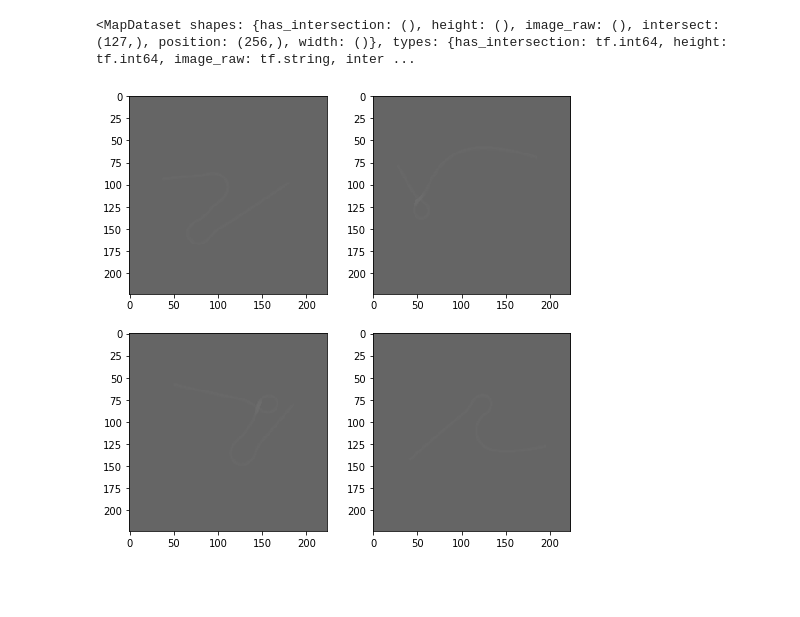
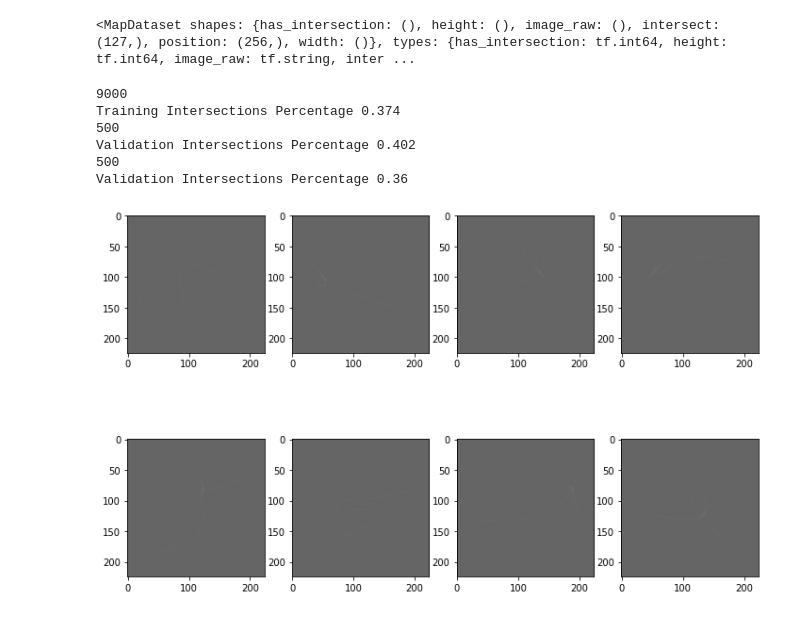
Before and after one commit to myyan92/TF_cloth2d, a Jupyter notebook: temporal/test-vgg.ipynb, the cells around one changed output. Saved outputs shown, nothing was run; the diff lists cells and outputs as text; code cells hidden in the pictures; blank space fills up the shorter version.

Commit message:
Binary intersection check complete. Tested out many models to see if I could predict if an intersection exists or not.

```diff
--- a/temporal/test-vgg.ipynb
+++ b/temporal/test-vgg.ipynb
@@ -32,3 +30,7 @@ ds = tf.data.TFRecordDataset("assets/non-temporal-3d.tfrec")
+# %%
+train_ds = tf.data.TFRecordDataset("assets/non-temporal/train-3d.tfrec")
+test_ds = tf.data.TFRecordDataset("assets/non-temporal/test-3d.tfrec")
+val_ds = tf.data.TFRecordDataset("assets/non-temporal/val-3d.tfrec")
 # %%
 image_feature_description = {
     'height'   : tf.io.FixedLenFeature([], tf.int64),
@@ -42,30 +44,65 @@ image_feature_description = {
 def _parse_img_function(example_proto):
     return tf.io.parse_single_example(example_proto, image_feature_description)
 
-parsed_ds = ds.map(_parse_img_function)
-print(repr(parsed_ds))
+train_pds = train_ds.map(_parse_img_function)
+print(repr(train_pds))
 # %% [output]
 <MapDataset shapes: {has_intersection: (), height: (), image_raw: (), intersect: (127,), position: (256,), width: ()}, types: {has_intersection: tf.int64, height: tf.int64, image_raw: tf.string, inter ...
 # %%
-w = 2
+w = 4
 h = 2
-fig = plt.figure(figsize=(8, 8))
+fig = plt.figure(figsize=(12, 8))
 
-for i, img_features in enumerate(parsed_ds.take(w * h)):
+
+for i, img_features in enumerate(train_pds.take(w * h)):
     i += 1
     img = tf.io.decode_raw(img_features['image_raw'], tf.uint8)
     height = tf.cast(img_features['height'], tf.int32)
     width = tf.cast(img_features['width'], tf.int32)
     img = tf.reshape(img, tf.stack([width, height, 3]))
     img = tf.cast(img, dtype=tf.float32)
 #     position = tf.reshape(img_features['position'], tf.constant([2,128]))
 #     position = tf.transpose(position)
 #     intersect = img_features['intersect'] + 1
 #     intersect = tf.one_hot(intersect, depth=3)
 #     has_intersection = img_features['has_intersection']
 #     print(has_intersection)
 
     fig.add_subplot(h, w, i)
     plt.imshow(img.numpy()/256)
+
+
+train_total = 0
+intersections = 0
+for i, img_features in enumerate(train_pds):
+    train_total = i + 1
+    intersections += img_features['has_intersection'].numpy()
+
+print(train_total)
+print("Training Intersections Percentage", intersections/train_total)
+
+val_total = 0
+intersections = 0
+for i, img_features in enumerate(val_ds.map(_parse_img_function)):
+    val_total = i + 1
+    intersections += img_features['has_intersection'].numpy()
+
+print(val_total)
+print("Validation Intersections Percentage", intersections/val_total)
+
+test_total = 0
+intersections = 0
+for i, img_features in enumerate(test_ds.map(_parse_img_function)):
+    test_total = i + 1
+    intersections += img_features['has_intersection'].numpy()
+
+print(test_total)
+print("Validation Intersections Percentage", intersections/test_total)
 # %% [output]
+9000
+Training Intersections Percentage 0.374
+500
+Validation Intersections Percentage 0.402
+500
+Validation Intersections Percentage 0.36
-[figure, old version]
+[figure, new version]
```
Also changed, not shown: parts of 9 cells of this notebook, 1 other file.
